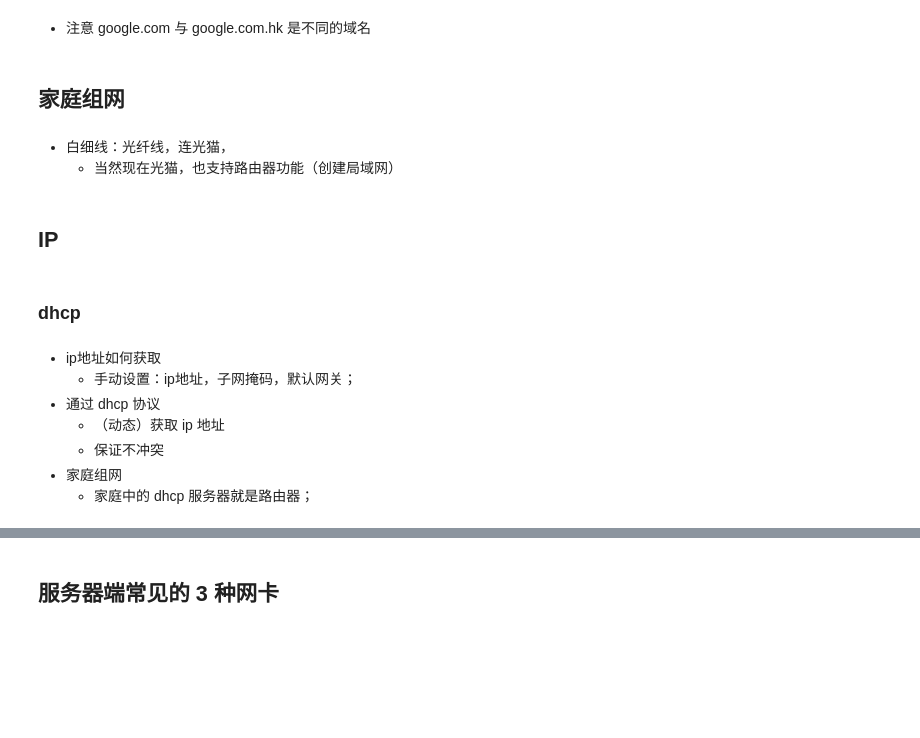
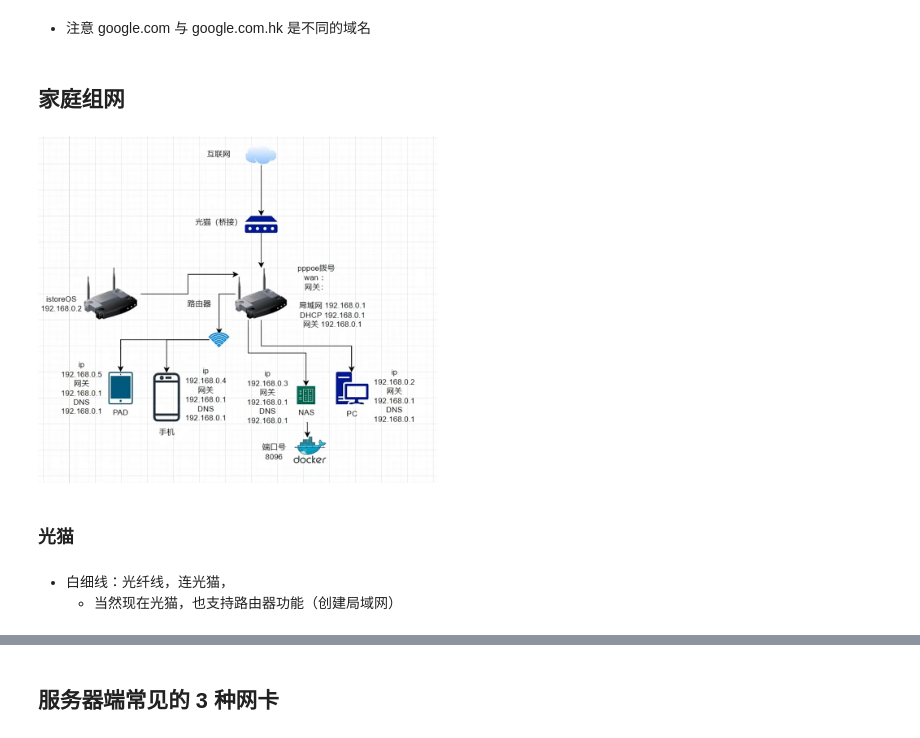
Before and after one commit to chunhuizhang/deeplearning-envs, a Jupyter notebook: 网卡与网络.ipynb, the cells around one changed output, grey strips where cells are left out. Cells and saved outputs as stored; diff of their text form; code cells hidden in the pictures; blank space fills up the shorter version.

```diff
--- a/网卡与网络.ipynb
+++ b/网卡与网络.ipynb
@@ -1,2 +0,0 @@
-# %% [markdown]
-- 注意 google.com 与 google.com.hk 是不同的域名
@@ -3,17 +3,13 @@
+# %% [markdown]
+- 注意 google.com 与 google.com.hk 是不同的域名
 # %% [markdown]
 ## 家庭组网
+# %%
+Image('./imgs/home-network.png', width=400)
+# %% [output]
+[figure, added]
+# %% [markdown]
+### 光猫
 # %% [markdown]
 - 白细线：光纤线，连光猫，
     - 当然现在光猫，也支持路由器功能（创建局域网）
-# %% [markdown]
-## IP
-# %% [markdown]
-### dhcp
-# %% [markdown]
-- ip地址如何获取
-    - 手动设置：ip地址，子网掩码，默认网关；
-- 通过 dhcp 协议
-    - （动态）获取 ip 地址
-    - 保证不冲突
-- 家庭组网
-    - 家庭中的 dhcp 服务器就是路由器；
```
Also changed, not shown: parts of 11 cells of this notebook, 1 other file.
